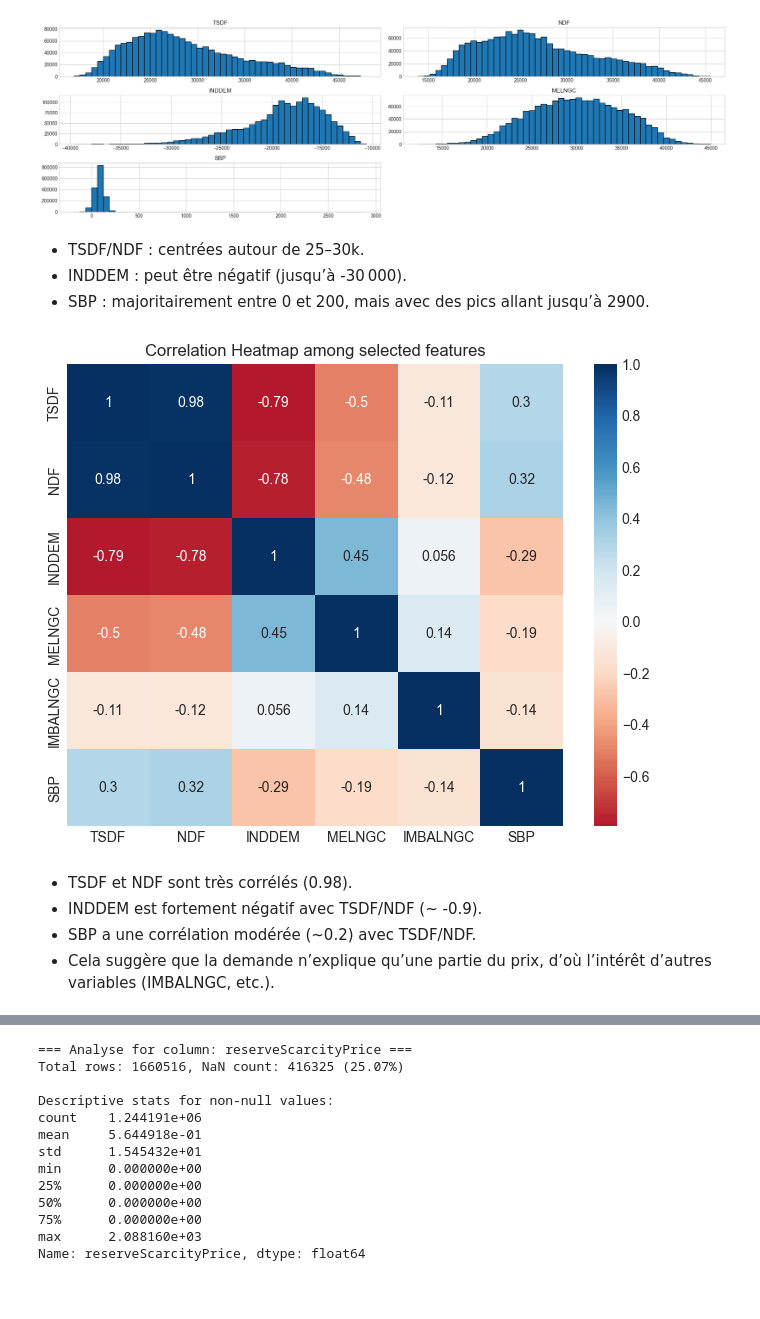
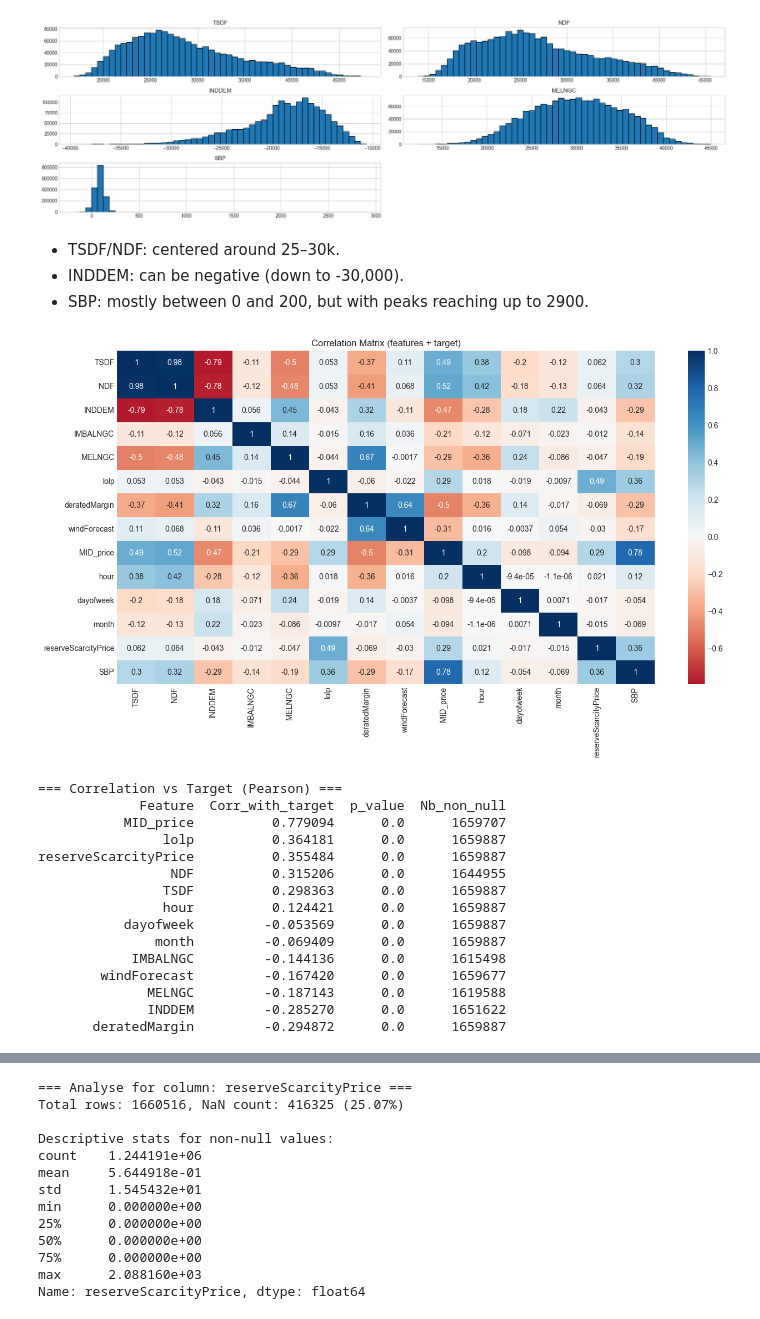
Before and after one commit to akyuzdilhan/GB_Power_Forecast, a Jupyter notebook: GB_Power_Market_IntraDay_Price_Forecast.ipynb, the cells around one changed output, grey strips where cells are left out. Cells and saved outputs as stored; diff of their text form; code cells hidden in the pictures; blank space fills up the shorter version.

```diff
--- a/GB_Power_Market_IntraDay_Price_Forecast.ipynb
+++ b/GB_Power_Market_IntraDay_Price_Forecast.ipynb
@@ -639,16 +619,10 @@ None
 # %%
 def plot_histograms(df: pd.DataFrame, cols_to_plot: list, bins: int = 50, figsize: tuple = (20,6)):
-    """
-    Affiche un histogramme pour chacune des colonnes dans `cols_to_plot`.
-    """
     df[cols_to_plot].hist(figsize=figsize, bins=bins, edgecolor="black")
     plt.tight_layout()
     plt.show()
 
 def plot_correlation_heatmap(df: pd.DataFrame, corr_cols: list, figsize: tuple = (8,6)):
-    """
-    Affiche une heatmap de corrélation pour les colonnes `corr_cols`.
-    """
     corr = df[corr_cols].corr()
     plt.figure(figsize=figsize)
     sns.heatmap(corr, annot=True, cmap="RdBu", center=0)
@@ -656,13 +630,6 @@ def plot_correlation_heatmap(df: pd.DataFrame, corr_cols: list, figsize: tuple =
     plt.show()
 
 def analyze_column(df: pd.DataFrame, col_name: str, sbp_col: str = "SBP"):
-    """
-    Analyse de base pour une colonne donnée:
-      1) Nombre de NaN et proportion
-      2) Stats descriptives des valeurs non-nulles
-      3) Histogramme (si numérique)
-      4) Scatterplot (col_name vs SBP) si numérique
-    """
     n_rows = len(df)
     n_nan = df[col_name].isna().sum()
     frac_nan = n_nan / n_rows * 100
@@ -702,17 +669,7 @@ plot_histograms(df, cols_to_plot=cols_to_plot, bins=50, figsize=(20,6))
 # %% [output]
 [figure]
 # %% [markdown]
-- TSDF/NDF : centrées autour de 25–30k.
-- INDDEM : peut être négatif (jusqu’à -30 000).
-- SBP : majoritairement entre 0 et 200, mais avec des pics allant jusqu’à 2900.
+- TSDF/NDF: centered around 25–30k.
+- INDDEM: can be negative (down to -30,000).
+- SBP: mostly between 0 and 200, but with peaks reaching up to 2900.
-# %%
-corr_cols = ["TSDF","NDF","INDDEM","MELNGC","IMBALNGC","SBP"]
-plot_correlation_heatmap(df, corr_cols=corr_cols, figsize=(8,6))
-# %% [output]
-[figure, removed]
-# %% [markdown]
-- TSDF et NDF sont très corrélés (0.98).
-- INDDEM est fortement négatif avec TSDF/NDF (~ -0.9).
-- SBP a une corrélation modérée (~0.2) avec TSDF/NDF.
-- Cela suggère que la demande n’explique qu’une partie du prix, d’où l’intérêt d’autres variables (IMBALNGC, etc.).
 # %%
@@ -719,0 +742,20 @@ plot_correlation_heatmap(df, corr_cols=corr_cols, figsize=(8,6))
+# %%
+corr_cols = ["TSDF", "NDF", "INDDEM", "IMBALNGC", "MELNGC", "lolp", "deratedMargin", "windForecast", "MID_price", "hour", "dayofweek", "month", "reserveScarcityPrice"]
+plot_correlation_heatmap(df, features=corr_cols, target_col="SBP")
+# %% [output]
+[figure, added]
+=== Correlation vs Target (Pearson) ===
+             Feature  Corr_with_target  p_value  Nb_non_null
+           MID_price          0.779094      0.0      1659707
+                lolp          0.364181      0.0      1659887
+reserveScarcityPrice          0.355484      0.0      1659887
+                 NDF          0.315206      0.0      1644955
+                TSDF          0.298363      0.0      1659887
+                hour          0.124421      0.0      1659887
+           dayofweek         -0.053569      0.0      1659887
+               month         -0.069409      0.0      1659887
+            IMBALNGC         -0.144136      0.0      1615498
+        windForecast         -0.167420      0.0      1659677
+              MELNGC         -0.187143      0.0      1619588
+              INDDEM         -0.285270      0.0      1651622
+       deratedMargin         -0.294872      0.0      1659887
```
Also changed, not shown: parts of 76 cells of this notebook.
